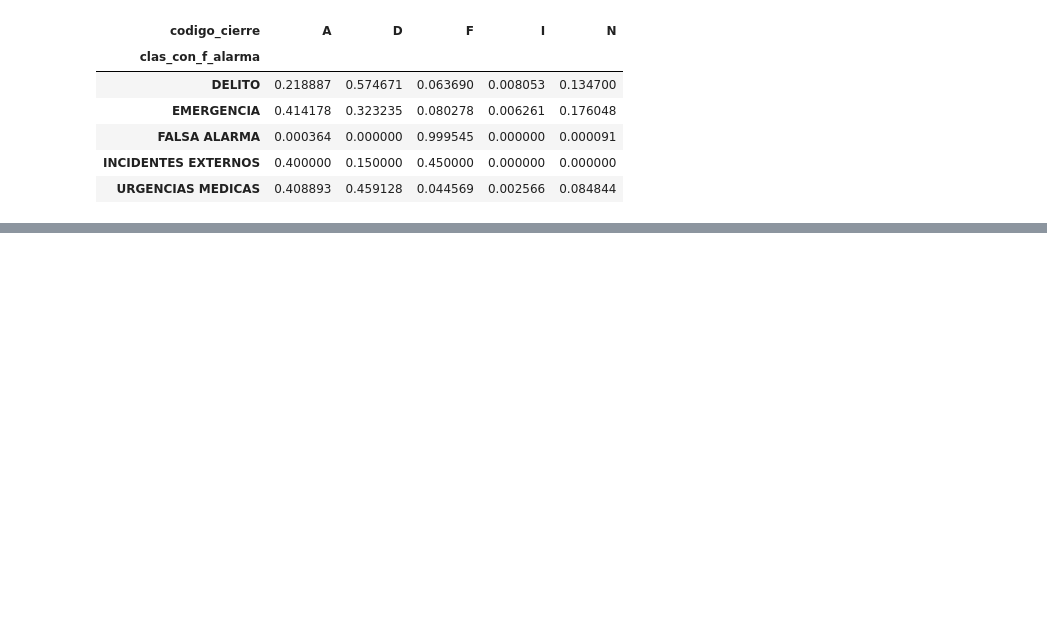
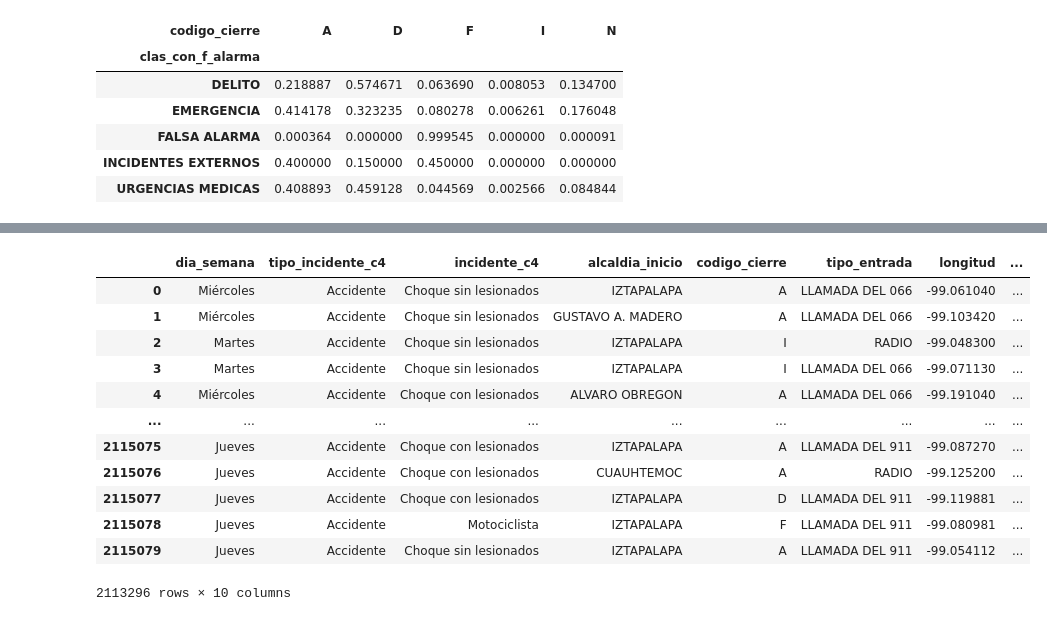
Before and after one commit to PabloDuranL/Aplicaciones, a Jupyter notebook: Incidentes_viales_CMDX_C5.ipynb, the cells around one changed output, grey strips where cells are left out. Saved outputs shown, nothing was run; the diff lists cells and outputs as text; code cells hidden in the pictures; blank space fills up the shorter version.

```diff
--- a/Incidentes_viales_CMDX_C5.ipynb
+++ b/Incidentes_viales_CMDX_C5.ipynb
@@ -211,0 +239,16 @@ array(['EMERGENCIA', 'URGENCIAS MEDICAS', 'FALSA ALARMA', 'DELITO',
+# %%
+df.dropna()
+# %% [output]
+|  | dia_semana | tipo_incidente_c4 | incidente_c4 | alcaldia_inicio | codigo_cierre | tipo_entrada | longitud | ... |
+| 0 | Miércoles | Accidente | Choque sin lesionados | IZTAPALAPA | A | LLAMADA DEL 066 | -99.061040 | ... |
+| 1 | Miércoles | Accidente | Choque sin lesionados | GUSTAVO A. MADERO | A | LLAMADA DEL 066 | -99.103420 | ... |
+| 2 | Martes | Accidente | Choque sin lesionados | IZTAPALAPA | I | RADIO | -99.048300 | ... |
+| 3 | Martes | Accidente | Choque sin lesionados | IZTAPALAPA | I | LLAMADA DEL 066 | -99.071130 | ... |
+| 4 | Miércoles | Accidente | Choque con lesionados | ALVARO OBREGON | A | LLAMADA DEL 066 | -99.191040 | ... |
+| ... | ... | ... | ... | ... | ... | ... | ... | ... |
+| 2115075 | Jueves | Accidente | Choque con lesionados | IZTAPALAPA | A | LLAMADA DEL 911 | -99.087270 | ... |
+| 2115076 | Jueves | Accidente | Choque con lesionados | CUAUHTEMOC | A | RADIO | -99.125200 | ... |
+| 2115077 | Jueves | Accidente | Choque con lesionados | IZTAPALAPA | D | LLAMADA DEL 911 | -99.119881 | ... |
+| 2115078 | Jueves | Accidente | Motociclista | IZTAPALAPA | F | LLAMADA DEL 911 | -99.080981 | ... |
+| 2115079 | Jueves | Accidente | Choque sin lesionados | IZTAPALAPA | A | LLAMADA DEL 911 | -99.054112 | ... |
+2113296 rows × 10 columns
```
Also changed, not shown: parts of 8 cells of this notebook.
